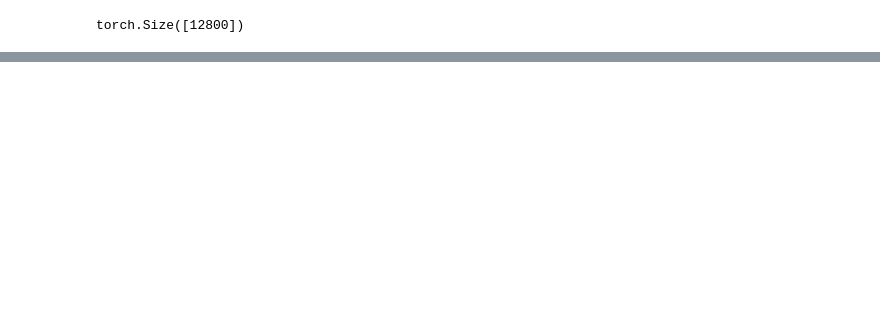
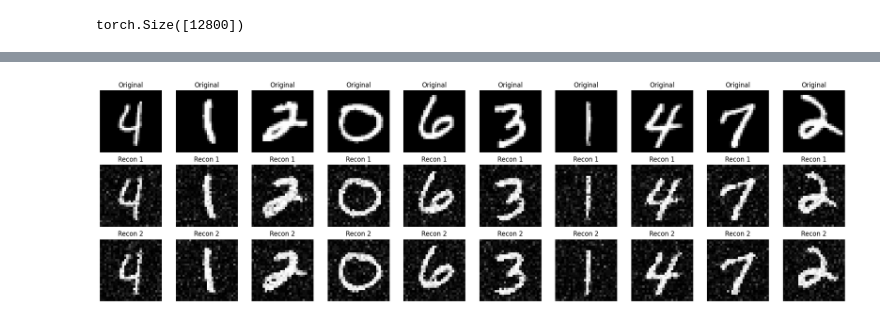
Before and after one commit to RohanS14/torchVAE, a Jupyter notebook: notebooks/vis.ipynb, the cells around one changed output, grey strips where cells are left out. Cells and saved outputs as stored; diff of their text form; code cells hidden in the pictures; blank space fills up the shorter version.

```diff
--- a/notebooks/vis.ipynb
+++ b/notebooks/vis.ipynb
@@ -162,0 +147,4 @@ sample_random(pcvae, n=10)
+# %%
+reconstruct_and_compare(cpcvae, dataLoader_u, device, n=10)
+# %% [output]
+[figure, added]
```
Also changed, not shown: parts of 18 cells of this notebook, 20 other files.
